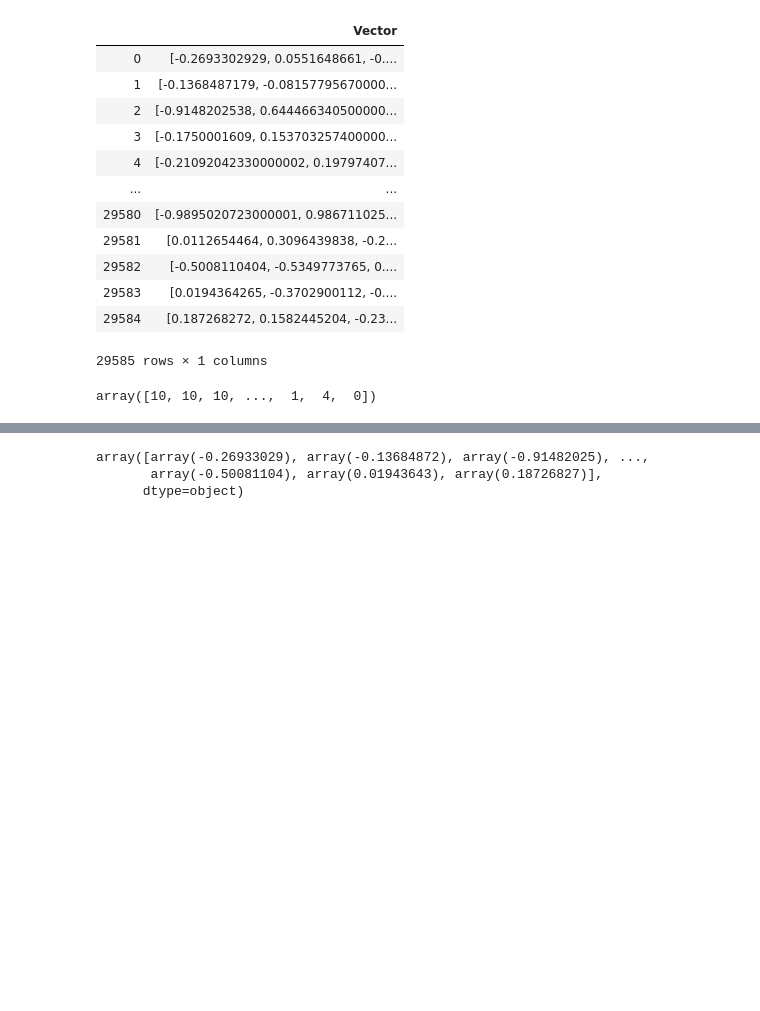
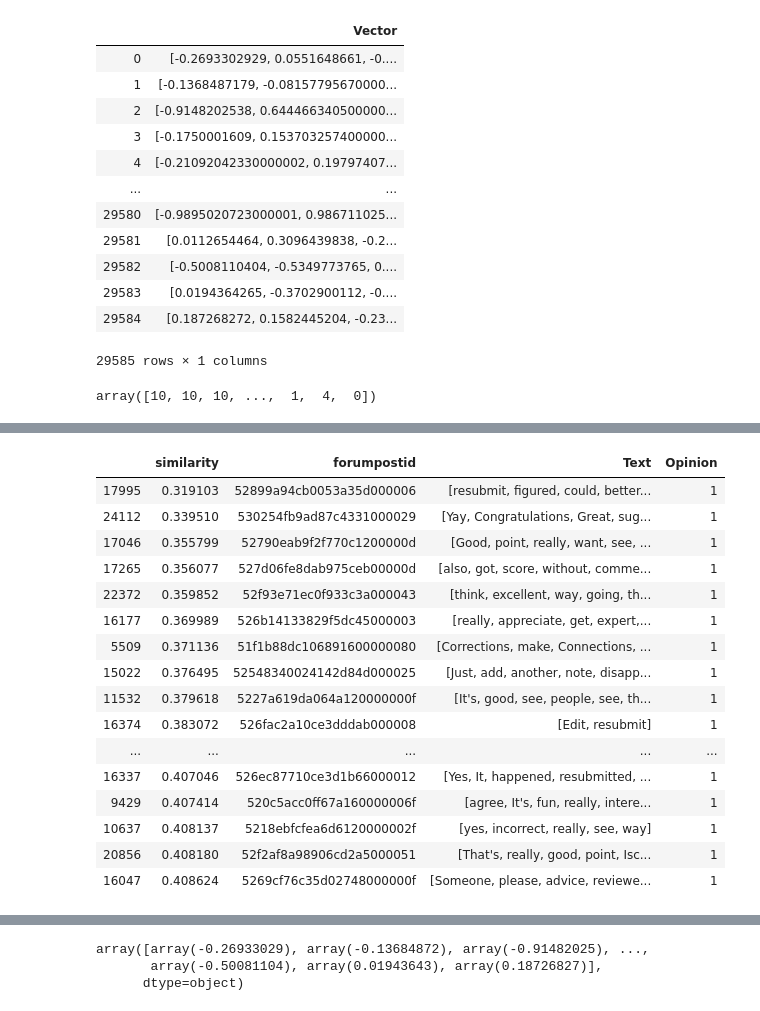
Before and after one commit to tiago-clementino/consensus_x_relevance, a Jupyter notebook: data_treatments/analysis.ipynb, the cells around one changed output, grey strips where cells are left out. Drawn from its saved outputs; the diff is of its cells as text; code cells hidden in the pictures; blank space fills up the shorter version.

```diff
--- a/data_treatments/analysis.ipynb
+++ b/data_treatments/analysis.ipynb
@@ -159,0 +218,5 @@ sorted_=pd.DataFrame(sorted(posting_vectors.itertuples(), key=lambda x: m.wv.wmd
+# %%
+from scipy.spatial import distance
+
+b = posting_vectors['Vector'][0]
+bb = posting_vectors['Vector'][1]
@@ -159,0 +247,2 @@ sorted_=pd.DataFrame(sorted(posting_vectors.itertuples(), key=lambda x: m.wv.wmd
+# %%
+sorted_2b = pd.DataFrame({'similarity':[ distance.cosine(bb, vector) for vector in posting_vectors['Vector']],'forumpostid':posting_vectors['forumpostid'],'Text':posting_vectors['Text'],'Opinion':posting_vectors['Opinion']}).sort_values('similarity')
@@ -159,0 +251,20 @@ sorted_=pd.DataFrame(sorted(posting_vectors.itertuples(), key=lambda x: m.wv.wmd
+# %%
+sorted_2b.loc[sorted_1['Opinion']==1].head(n=40)
+# %% [output]
+|  | similarity | forumpostid | Text | Opinion |
+| 17995 | 0.319103 | 52899a94cb0053a35d000006 | [resubmit, figured, could, better... | 1 |
+| 24112 | 0.339510 | 530254fb9ad87c4331000029 | [Yay, Congratulations, Great, sug... | 1 |
+| 17046 | 0.355799 | 52790eab9f2f770c1200000d | [Good, point, really, want, see, ... | 1 |
+| 17265 | 0.356077 | 527d06fe8dab975ceb00000d | [also, got, score, without, comme... | 1 |
+| 22372 | 0.359852 | 52f93e71ec0f933c3a000043 | [think, excellent, way, going, th... | 1 |
+| 16177 | 0.369989 | 526b14133829f5dc45000003 | [really, appreciate, get, expert,... | 1 |
+| 5509 | 0.371136 | 51f1b88dc106891600000080 | [Corrections, make, Connections, ... | 1 |
+| 15022 | 0.376495 | 52548340024142d84d000025 | [Just, add, another, note, disapp... | 1 |
+| 11532 | 0.379618 | 5227a619da064a120000000f | [It's, good, see, people, see, th... | 1 |
+| 16374 | 0.383072 | 526fac2a10ce3dddab000008 | [Edit, resubmit] | 1 |
+| ... | ... | ... | ... | ... |
+| 16337 | 0.407046 | 526ec87710ce3d1b66000012 | [Yes, It, happened, resubmitted, ... | 1 |
+| 9429 | 0.407414 | 520c5acc0ff67a160000006f | [agree, It's, fun, really, intere... | 1 |
+| 10637 | 0.408137 | 5218ebfcfea6d6120000002f | [yes, incorrect, really, see, way] | 1 |
+| 20856 | 0.408180 | 52f2af8a98906cd2a5000051 | [That's, really, good, point, Isc... | 1 |
+| 16047 | 0.408624 | 5269cf76c35d02748000000f | [Someone, please, advice, reviewe... | 1 |
```
Also changed, not shown: parts of 23 cells of this notebook, 2 other files.
